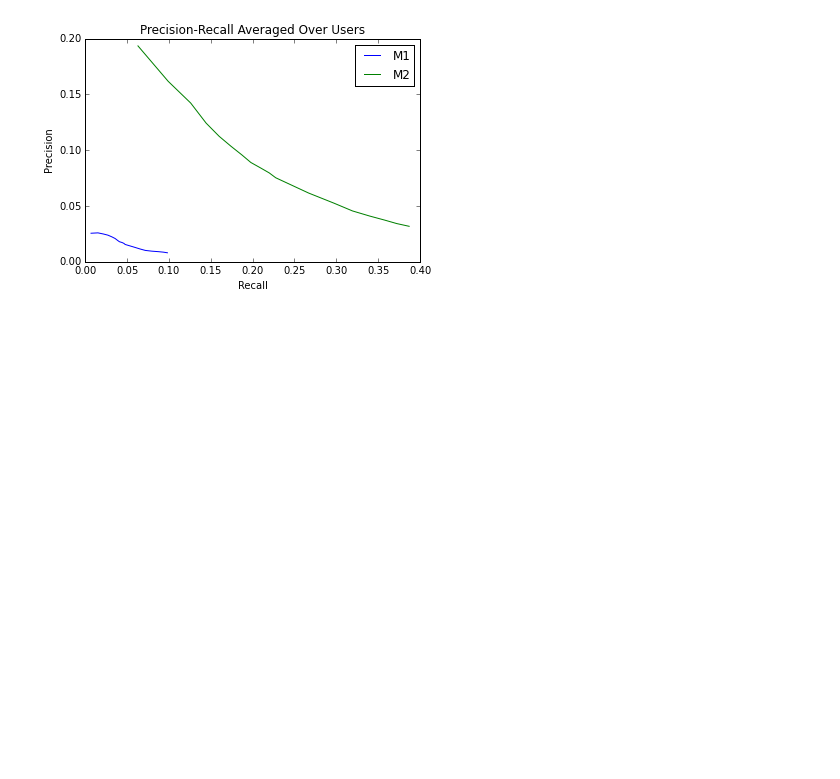
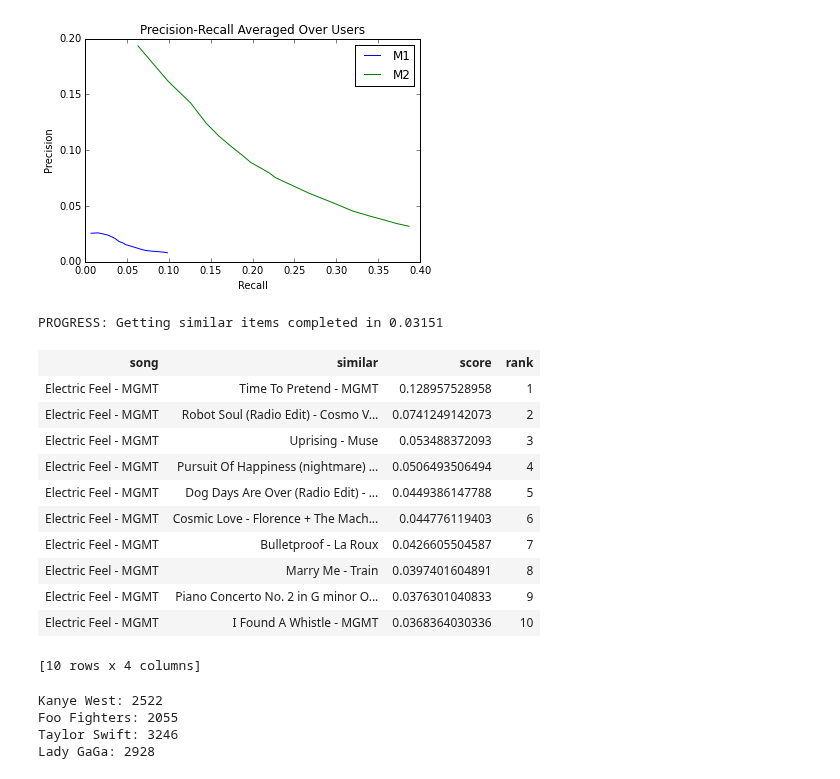
Before and after one commit to lextoumbourou/notes, a Jupyter notebook: moocs/coursera/ml-foundations/exercises/week-5-song-recommender.ipynb, the cells around one changed output. Cells and saved outputs as stored; diff of their text form; code cells hidden in the pictures; blank space fills up the shorter version.

Commit message:
ML Foundations: Finished Week 5 Assignment.

```diff
--- a/moocs/coursera/ml-foundations/exercises/week-5-song-recommender.ipynb
+++ b/moocs/coursera/ml-foundations/exercises/week-5-song-recommender.ipynb
@@ -240,3 +240,28 @@ ax.legend()
 fig.show()
 # %% [output]
 [figure]
+# %%
+personalized_model.get_similar_items(['Electric Feel - MGMT'])
+# %% [output]
+PROGRESS: Getting similar items completed in 0.03151
+| song | similar | score | rank |
+| Electric Feel - MGMT | Time To Pretend - MGMT | 0.128957528958 | 1 |
+| Electric Feel - MGMT | Robot Soul (Radio Edit) - Cosmo V... | 0.0741249142073 | 2 |
+| Electric Feel - MGMT | Uprising - Muse | 0.053488372093 | 3 |
+| Electric Feel - MGMT | Pursuit Of Happiness (nightmare) ... | 0.0506493506494 | 4 |
+| Electric Feel - MGMT | Dog Days Are Over (Radio Edit) - ... | 0.0449386147788 | 5 |
+| Electric Feel - MGMT | Cosmic Love - Florence + The Mach... | 0.044776119403 | 6 |
+| Electric Feel - MGMT | Bulletproof - La Roux | 0.0426605504587 | 7 |
+| Electric Feel - MGMT | Marry Me - Train | 0.0397401604891 | 8 |
+| Electric Feel - MGMT | Piano Concerto No. 2 in G minor O... | 0.0376301040833 | 9 |
+| Electric Feel - MGMT | I Found A Whistle - MGMT | 0.0368364030336 | 10 |
+[10 rows x 4 columns]
+# %%
+for artist in ['Kanye West', 'Foo Fighters', 'Taylor Swift', 'Lady GaGa']:
+    print "{}: {}".format(
+        artist, len(song_data[song_data['artist'] == artist]['user_id'].unique()))
+# %% [output]
+Kanye West: 2522
+Foo Fighters: 2055
+Taylor Swift: 3246
+Lady GaGa: 2928
```
Also changed, not shown: parts of 8 cells of this notebook.
